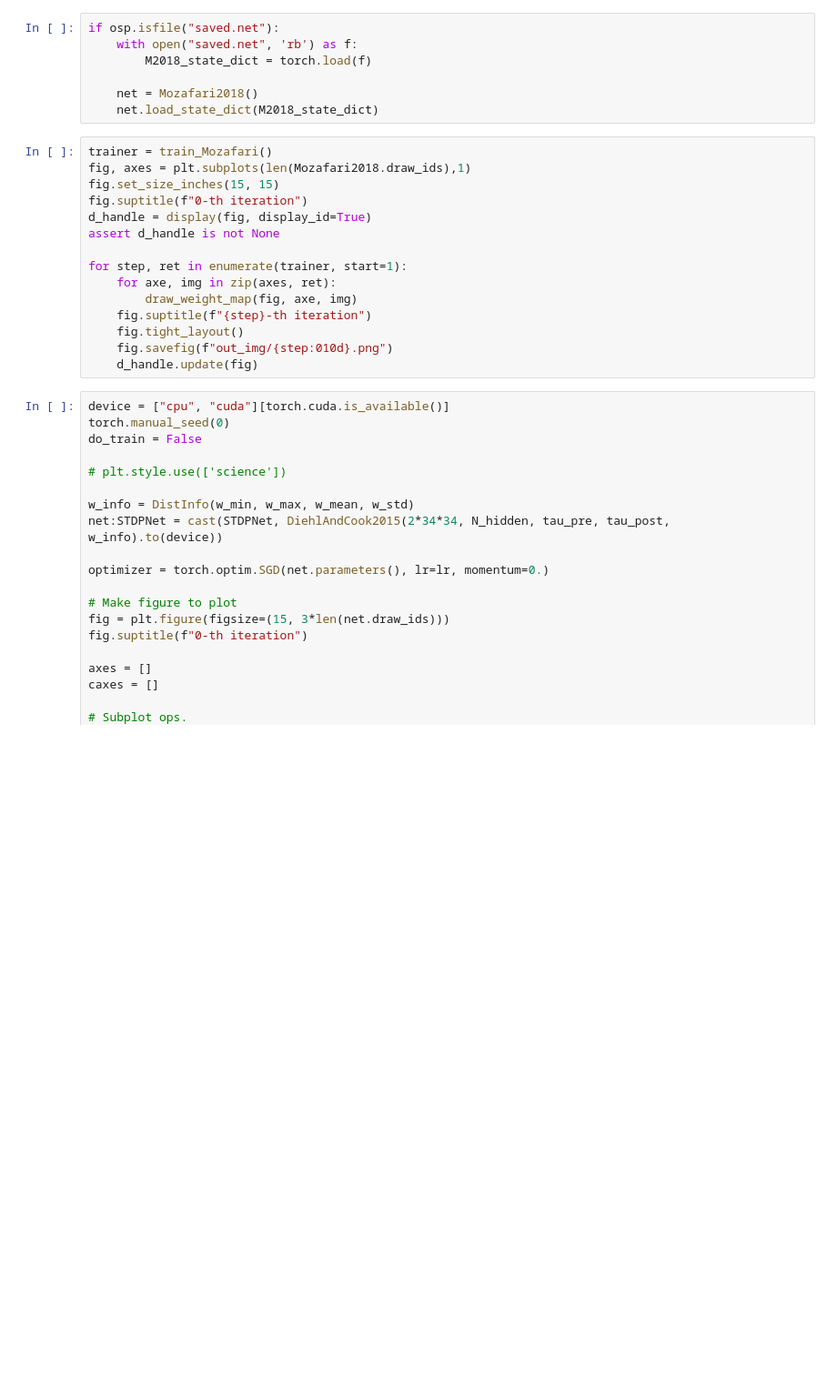
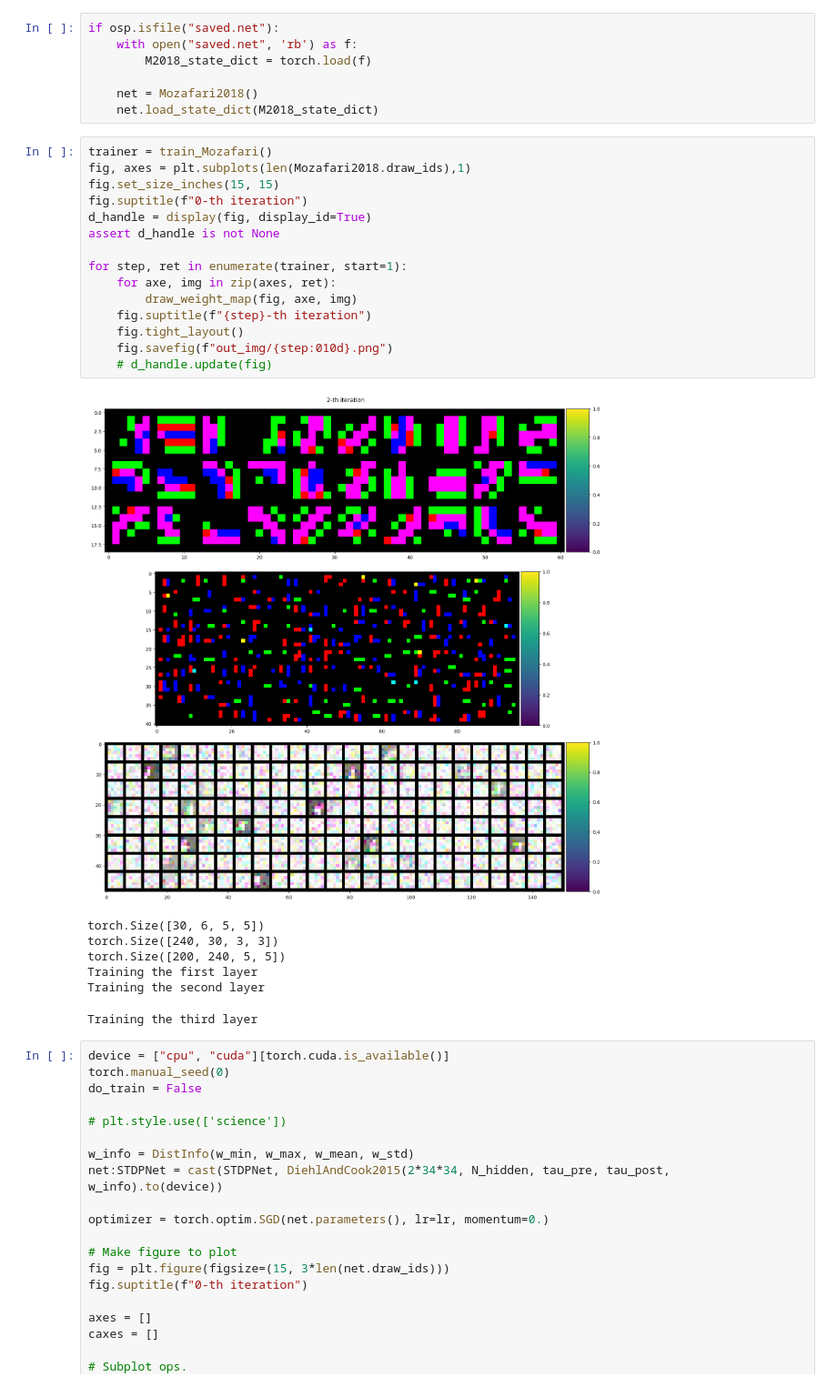
Before and after one commit to brseong/STDP-verification, a Jupyter notebook: stdp_trace.ipynb, the cells around one changed output. Shown at 91% size. Saved outputs shown, nothing was run; the diff lists cells and outputs as text; blank space fills up the shorter version.

```diff
--- a/stdp_trace.ipynb
+++ b/stdp_trace.ipynb
@@ -40,18 +40,26 @@ if osp.isfile("saved.net"):
 # %%
 trainer = train_Mozafari()
 fig, axes = plt.subplots(len(Mozafari2018.draw_ids),1)
 fig.set_size_inches(15, 15)
 fig.suptitle(f"0-th iteration")
 d_handle = display(fig, display_id=True)
 assert d_handle is not None
 
 for step, ret in enumerate(trainer, start=1):
     for axe, img in zip(axes, ret):
         draw_weight_map(fig, axe, img)
     fig.suptitle(f"{step}-th iteration")
     fig.tight_layout()
     fig.savefig(f"out_img/{step:010d}.png")
-    d_handle.update(fig)
+    # d_handle.update(fig)
+# %% [output]
+[figure, added]
+torch.Size([30, 6, 5, 5])
+torch.Size([240, 30, 3, 3])
+torch.Size([200, 240, 5, 5])
+Training the first layer
+Training the second layer
+Training the third layer
 # %%
 device = ["cpu", "cuda"][torch.cuda.is_available()]
 torch.manual_seed(0)
```
Also changed, not shown: parts of 2 cells of this notebook, 1 other file.
